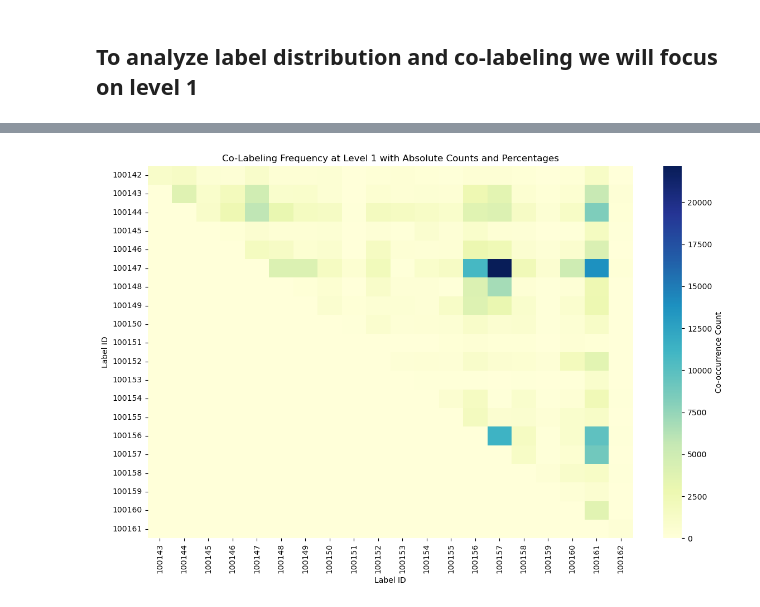
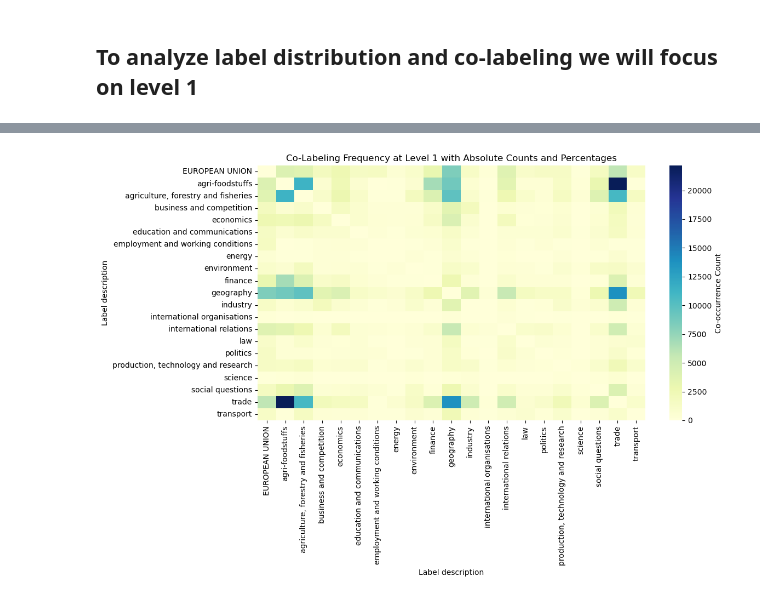
Before and after one commit to nguibe/NLP-Legal-document-classification, a Jupyter notebook: 1 - Data analysis.ipynb, the cells around one changed output, grey strips where cells are left out. Drawn from its saved outputs; the diff is of its cells as text; code cells hidden in the pictures.

```diff
--- a/1 - Data analysis.ipynb
+++ b/1 - Data analysis.ipynb
@@ -488,31 +495,40 @@ plt.show()
-# %%
-# Secondly we study the co-labelling of laws, which labels are often used together
-
-def extract_level_1(concept):
-    if isinstance(concept, dict) and 'level_1' in concept:
-        level_1 = concept['level_1']
-        return level_1 if isinstance(level_1, list) else []
-    return []
-
-level_1_labels = df_reduced['eurovoc_concepts'].apply(extract_level_1)
-
-# Generate co-label pairs and count to compute matrix
-co_label_pairs = []
-for labels in level_1_labels:
-    if isinstance(labels, list) and len(labels) >= 2:
-        co_label_pairs.extend(combinations(sorted(labels), 2))  # sort to avoid duplicate pairs
-multi_index = pd.MultiIndex.from_tuples(co_label_pairs, names=['Label_1', 'Label_2'])
-co_label_series = pd.Series(1, index=multi_index)  # set value 1 for each pair
-co_label_counts = co_label_series.groupby(level=[0, 1]).sum()
-co_label_counts_df = co_label_counts.unstack(fill_value=0)
-
-# Plot
-plt.figure(figsize=(12, 8))
-sns.heatmap(co_label_counts_df, fmt="s", cmap="YlGnBu", cbar_kws={'label': 'Co-occurrence Count'})
-plt.title("Co-Labeling Frequency at Level 1 with Absolute Counts and Percentages")
-plt.xlabel("Label ID")
-plt.ylabel("Label ID")
-plt.tight_layout()
-plt.show()
-# %% [output]
-[figure, removed]
+# %%
+# Secondly we study the co-labelling of laws, which labels are often used together
+
+def extract_level_1(concept):
+    if isinstance(concept, dict) and 'level_1' in concept:
+        level_1 = concept['level_1']
+        return level_1 if isinstance(level_1, list) else []
+    return []
+
+level_1_labels = df_reduced['eurovoc_concepts'].apply(extract_level_1)
+
+# Generate co-label pairs and count to compute matrix
+co_label_pairs = []
+for labels in level_1_labels:
+    if isinstance(labels, list) and len(labels) >= 2:
+        co_label_pairs.extend(combinations(sorted(labels), 2))  # sort to avoid duplicate pairs
+multi_index = pd.MultiIndex.from_tuples(co_label_pairs, names=['Label_1', 'Label_2'])
+co_label_series = pd.Series(1, index=multi_index)  # set value 1 for each pair
+co_label_counts = co_label_series.groupby(level=[0, 1]).sum()
+co_label_counts_df = co_label_counts.unstack(fill_value=0)
+
+# Replace IDs with descriptions in the heatmap
+co_label_counts_df.index = co_label_counts_df.index.map(id_to_description)
+co_label_counts_df.columns = co_label_counts_df.columns.map(id_to_description)
+co_label_counts_df = co_label_counts_df.dropna(axis=0, how='all').dropna(axis=1, how='all')
+all_labels = sorted(set(co_label_counts_df.index).union(set(co_label_counts_df.columns)))
+
+co_label_counts_df = co_label_counts_df.reindex(index=all_labels, columns=all_labels, fill_value=0)
+co_label_counts_df = co_label_counts_df.add(co_label_counts_df.T, fill_value=0).astype(int)
+
+# Plot
+plt.figure(figsize=(12, 8))
+sns.heatmap(co_label_counts_df, fmt="s", cmap="YlGnBu", cbar_kws={'label': 'Co-occurrence Count'})
+plt.title("Co-Labeling Frequency at Level 1 with Absolute Counts and Percentages")
+plt.xlabel("Label description")
+plt.ylabel("Label description")
+plt.tight_layout()
+plt.show()
+# %% [output]
+[figure, added]
```
Also changed, not shown: parts of 2 cells of this notebook.
